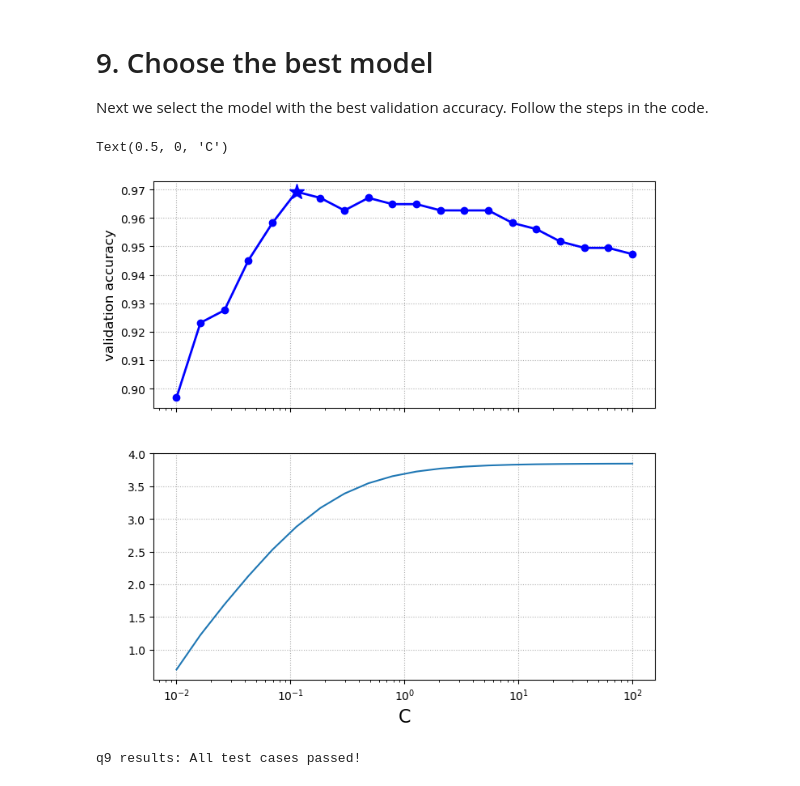
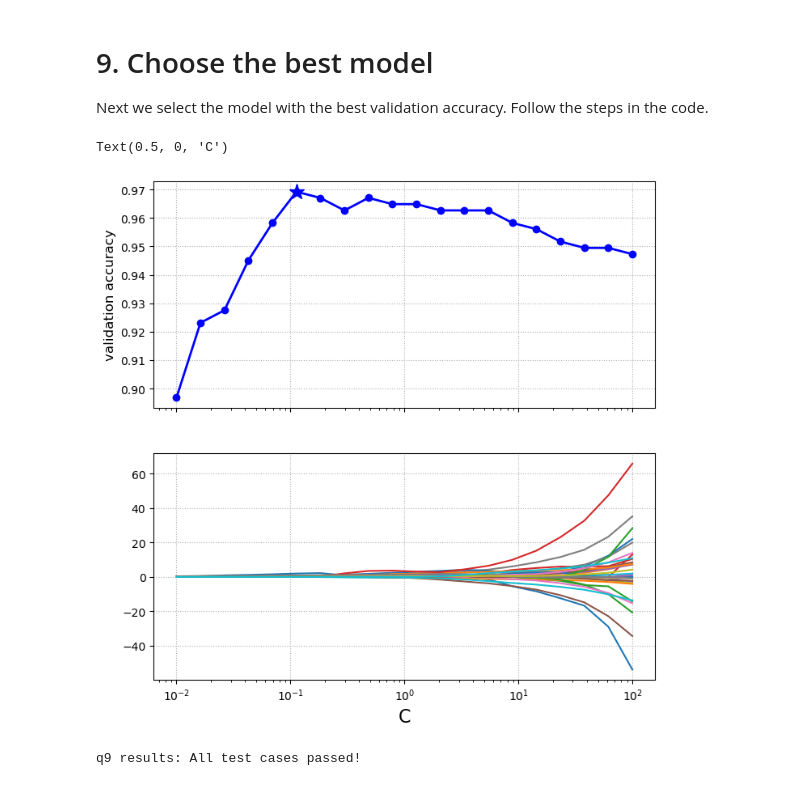
Before and after one commit to rajeev-t/stats-n-ds-4engineers, a Jupyter notebook: lab05/lab5.ipynb, the cells around one changed output. Saved outputs shown, nothing was run; the diff lists cells and outputs as text; code cells hidden in the pictures.

```diff
--- a/lab05/lab5.ipynb
+++ b/lab05/lab5.ipynb
@@ -260,7 +260,7 @@ for c in range(len(C)):
                                                     penalty='l1',
                                                     solver='liblinear',
                                                     random_state=rng_seed))])
-    model.fit(Xtrain[[best_single_feature]], ytrain)
+    model.fit(Xtrain, ytrain)
 
     models.append(model)
 
@@ -297,29 +297,29 @@ q8 results: All test cases passed!
 Next we select the model with the best validation accuracy. Follow the steps in the code.
 # %%
 # 1. Set `cstar` to the index of the best performing regularization value
-cstar = np.where(acc == max(acc))[0][0]
+cstar = np.argmax(acc)
 
 # 2. Set `acc_star` to the corresponding accuracy value
 acc_star = acc[cstar]
 
 # The next bit of code extracts the coefficients of the logistic regression for each of the 20 values of `C`.
 # This is stored in `theta` , which is a (20,30) array. (30 is the number of features)
 theta = np.vstack([model.named_steps['logreg'].coef_[0,:] for model in models])
 
 # 3. Plot the validation accuracy as a function of `C`. (done already)
 fig, ax = plt.subplots(figsize=(8,8),nrows=2,sharex=True)
 ax[0].semilogx(C,acc,'o-',color='b',linewidth=2)
 ax[0].semilogx(C[cstar],acc_star,'*',color='b',markersize=14)
 ax[0].grid(linestyle=':')
 ax[0].set_ylabel('validation accuracy',fontsize=12)
 
 # 4. In a single plot, plot the 30 coefficients as a function of `C`.
 ax[1].semilogx(C,theta)
 ax[1].grid(linestyle=':')
 ax[1].set_xlabel('C',fontsize=16)
 # %% [output]
 Text(0.5, 0, 'C')
-[figure, old version]
+[figure, new version]
 # %%
 grader.check("q9")
 # %% [output]
```
Also changed, not shown: parts of 7 cells of this notebook, 2 other files.
